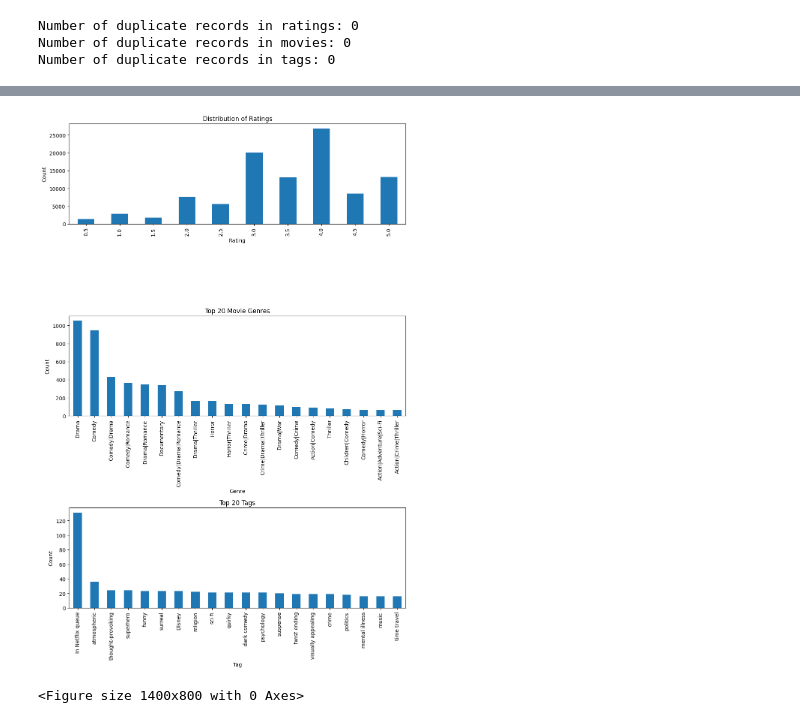
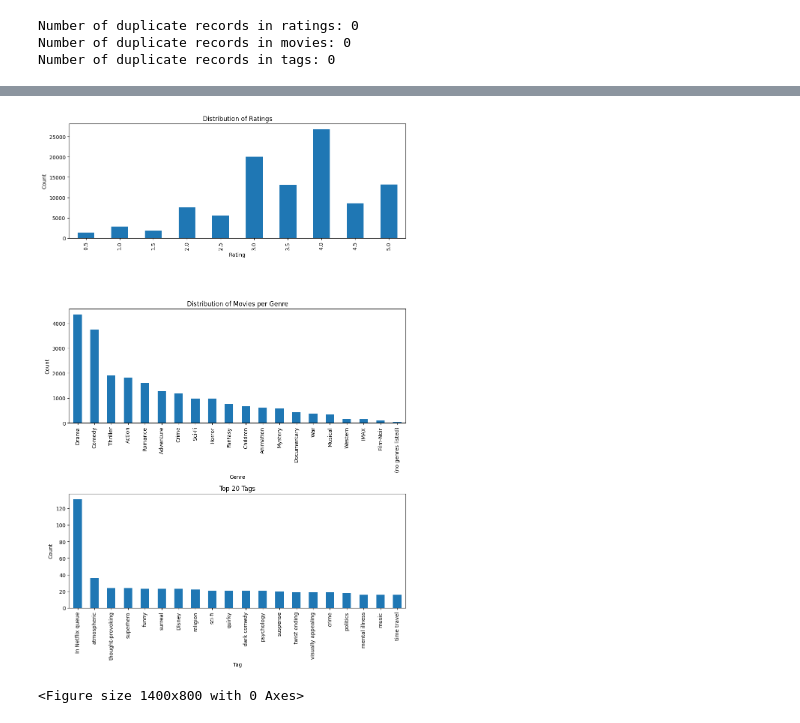
Before and after one commit to RM-RAMASAMY/CMPE-255-Project, a Jupyter notebook: data_prep/EDA.ipynb, the cells around one changed output, grey strips where cells are left out. Cells and saved outputs as stored; diff of their text form; code cells hidden in the pictures.

```diff
--- a/data_prep/EDA.ipynb
+++ b/data_prep/EDA.ipynb
@@ -96,0 +135,9 @@ Number of duplicate records in tags: 0
+# %%
+# Split genres into individual binary features (one-hot encoding)
+movies = movies.join(movies['genres'].str.get_dummies('|'))
+
+# Drop the original genres column
+movies = movies.drop(columns=['genres'])
+
+# Display the first few rows to verify
+display(movies.head())
@@ -96,0 +152,17 @@ Number of duplicate records in tags: 0
+# %%
+# Convert UNIX timestamp to readable date format in ratings
+ratings['timestamp'] = pd.to_datetime(ratings['timestamp'], unit='s')
+ratings['date'] = ratings['timestamp'].dt.strftime('%Y-%m-%d')
+
+# Convert UNIX timestamp to readable date format in tags
+tags['timestamp'] = pd.to_datetime(tags['timestamp'], unit='s')
+tags['date'] = tags['timestamp'].dt.strftime('%Y-%m-%d')
+
+# Extract year from the title
+# Extract year from the title and remove it from the title
+movies['year'] = movies['title'].str.extract(r'\((\d{4})\)').astype(float)
+movies['title'] = movies['title'].str.replace(r'\(\d{4}\)', '', regex=True).str.strip()
+# Display the first few rows to verify
+display(ratings.head())
+display(tags.head())
+display(movies.head())
@@ -97,30 +189,31 @@ Number of duplicate records in tags: 0
 # %%
 import matplotlib.pyplot as plt
 
 fig, axes = plt.subplots(nrows=3, ncols=1, figsize=(10, 15))
 
 # Distribution of ratings
 ratings['rating'].value_counts().sort_index().plot(kind='bar', ax=axes[0])
 axes[0].set_title('Distribution of Ratings')
 axes[0].set_xlabel('Rating')
 axes[0].set_ylabel('Count')
 
 # Distribution of movies per genre
-movies['genres'].value_counts().head(20).plot(kind='bar', ax=axes[1])
-axes[1].set_title('Top 20 Movie Genres')
+genre_columns = movies.columns.difference(['movieId', 'title', 'year'])
+movies[genre_columns].sum().sort_values(ascending=False).plot(kind='bar', ax=axes[1])
+axes[1].set_title('Distribution of Movies per Genre')
 axes[1].set_xlabel('Genre')
 axes[1].set_ylabel('Count')
 
 # Distribution of tags
 tags['tag'].value_counts().head(20).plot(kind='bar', ax=axes[2])
 axes[2].set_title('Top 20 Tags')
 axes[2].set_xlabel('Tag')
 axes[2].set_ylabel('Count')
 
 plt.tight_layout()
 plt.show()
 # %% [output]
-[figure, old version]
+[figure, new version]
 # %%
 # Extract year from the title
 movies['year'] = movies['title'].str.extract(r'$(\d{4})$').astype(float)
```
Also changed, not shown: parts of 4 cells of this notebook, 2 other files.
